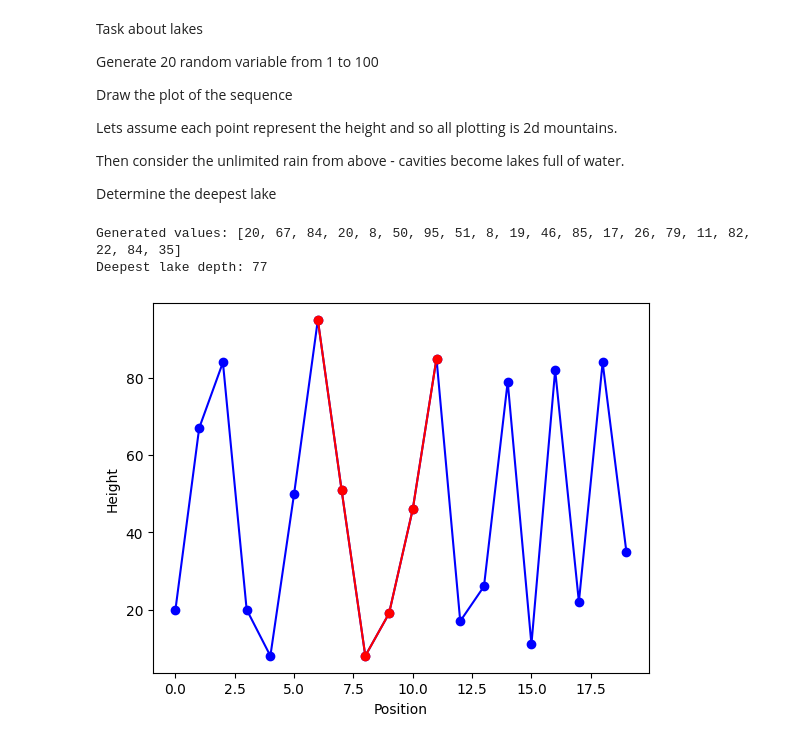
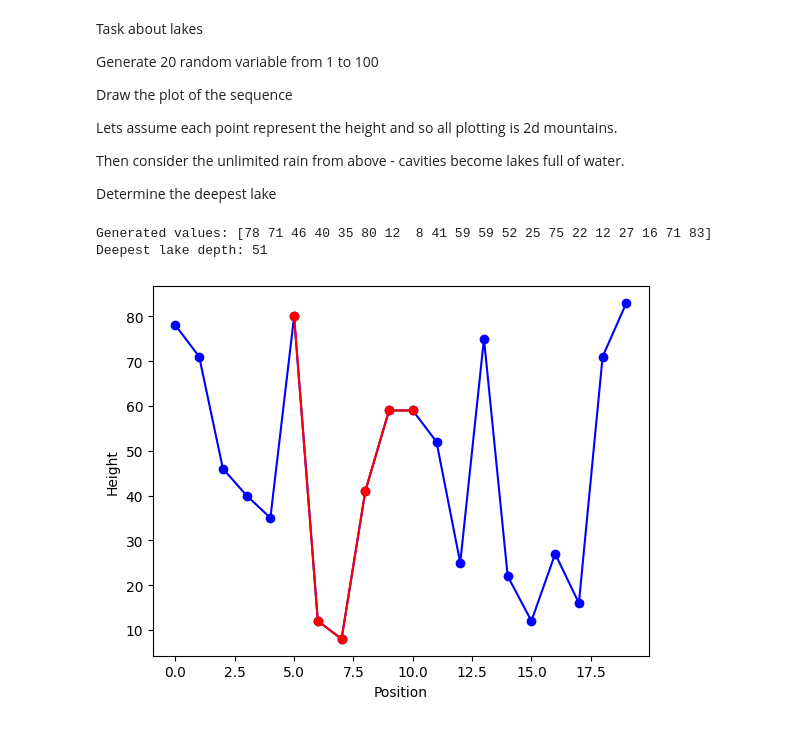
Before and after one commit to StepanKO12/Stepan-Voronyi-Camp-2025, a Jupyter notebook: Lesson 2/Lesson 2.ipynb, the cells around one changed output. Drawn from its saved outputs; the diff is of its cells as text; code cells hidden in the pictures.

```diff
--- a/Lesson 2/Lesson 2.ipynb
+++ b/Lesson 2/Lesson 2.ipynb
@@ -11,62 +11,57 @@ Then consider the unlimited rain from above - cavities become lakes full of wate
 
 Determine the deepest lake
 # %%
-#Генерація списку з 20 випадкових значень
-import random
+import numpy as np
 import matplotlib.pyplot as plt
 
-values = [random.randint(0, 100) for _ in range(20)]
+# Генерація масиву з 20 випадкових значень
+values = np.random.randint(0, 101, 20)
 print("Generated values:", values)
 
-#Функція для обчислення глибини найглибшого озера
+# Функція для обчислення глибини найглибшого озера
 def calculate_deepest_lake(values):
     max_depth = 0
     n = len(values)
 
-    for i in range(1, n-1):
-        # Перевіряємо, чи озеро існує тобто значення в середині менше, ніж на межах
-        if values[i-1] > values[i] < values[i+1]:
-            left = i - 1
-            right = i + 1
+    for i in range(1, n - 1):
+        if values[i - 1] > values[i] < values[i + 1]:
+            left, right = i - 1, i + 1
 
-            # Знаходимо крайні точки озера
-            while left > 0 and values[left-1] >= values[left]:
+            while left > 0 and values[left - 1] >= values[left]:
                 left -= 1
-            while right < n-1 and values[right+1] >= values[right]:
+            while right < n - 1 and values[right + 1] >= values[right]:
                 right += 1
 
-            # Обчислюємо глибину озера
             lake_depth = min(values[left], values[right]) - values[i]
             max_depth = max(max_depth, lake_depth)
 
     return max_depth
 
-#функція для обчислення глибини найглибшого озера
+# Обчислення глибини найглибшого озера
 deepest_lake_depth = calculate_deepest_lake(values)
 print("Deepest lake depth:", deepest_lake_depth)
 
-#Виділяємо найглибше озеро
+# Побудова графіка
 plt.plot(values, marker='o', linestyle='-', color='b')
 
-# Підсвічуємо найглибше озеро (визначаємо його координати)
-for i in range(1, len(values)-1):
-    if values[i-1] > values[i] < values[i+1]:
-        left = i - 1
-        right = i + 1
-        while left > 0 and values[left-1] >= values[left]:
+# Виділення найглибшого озера
+for i in range(1, len(values) - 1):
+    if values[i - 1] > values[i] < values[i + 1]:
+        left, right = i - 1, i + 1
+
+        while left > 0 and values[left - 1] >= values[left]:
             left -= 1
-        while right < len(values)-1 and values[right+1] >= values[right]:
+        while right < len(values) - 1 and values[right + 1] >= values[right]:
             right += 1
 
         lake_depth = min(values[left], values[right]) - values[i]
         if lake_depth == deepest_lake_depth:
-
-            plt.plot(range(left, right+1), values[left:right+1], marker='o', linestyle='-', color='red')
+            plt.plot(np.arange(left, right + 1), values[left:right + 1], marker='o', linestyle='-', color='red')
 
 plt.xlabel('Position')
 plt.ylabel('Height')
 plt.show()
 # %% [output]
-Generated values: [20, 67, 84, 20, 8, 50, 95, 51, 8, 19, 46, 85, 17, 26, 79, 11, 82, 22, 84, 35]
-Deepest lake depth: 77
+Generated values: [78 71 46 40 35 80 12  8 41 59 59 52 25 75 22 12 27 16 71 83]
+Deepest lake depth: 51
-[figure, old version]
+[figure, new version]
```
Also changed, not shown: 1 other file.
